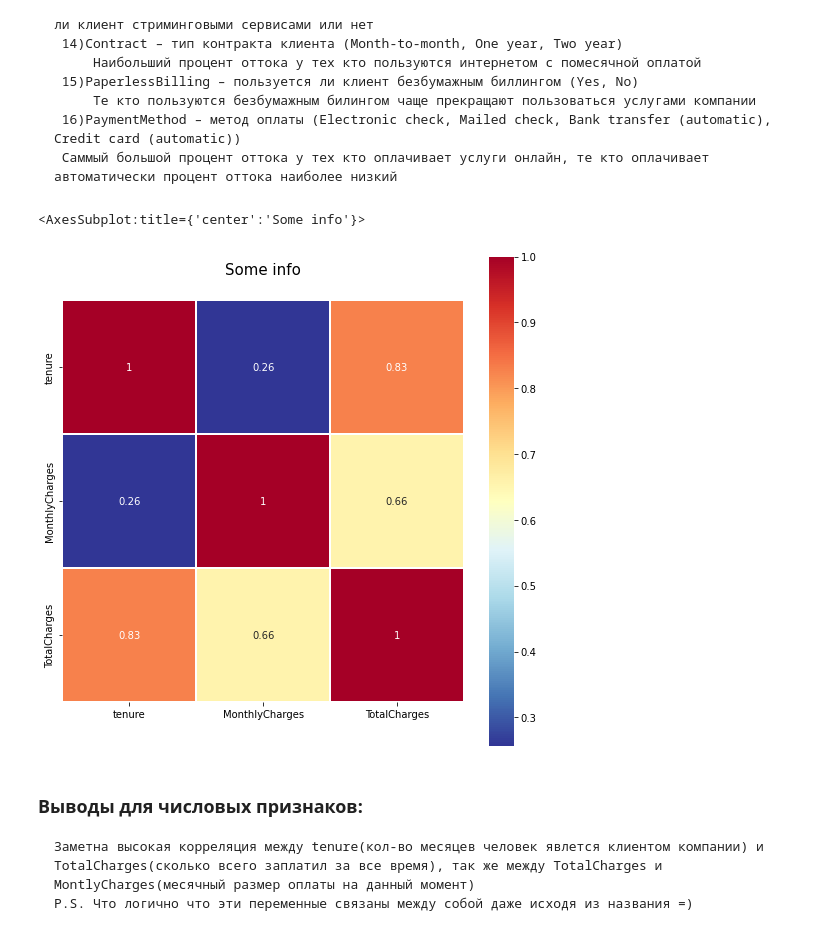
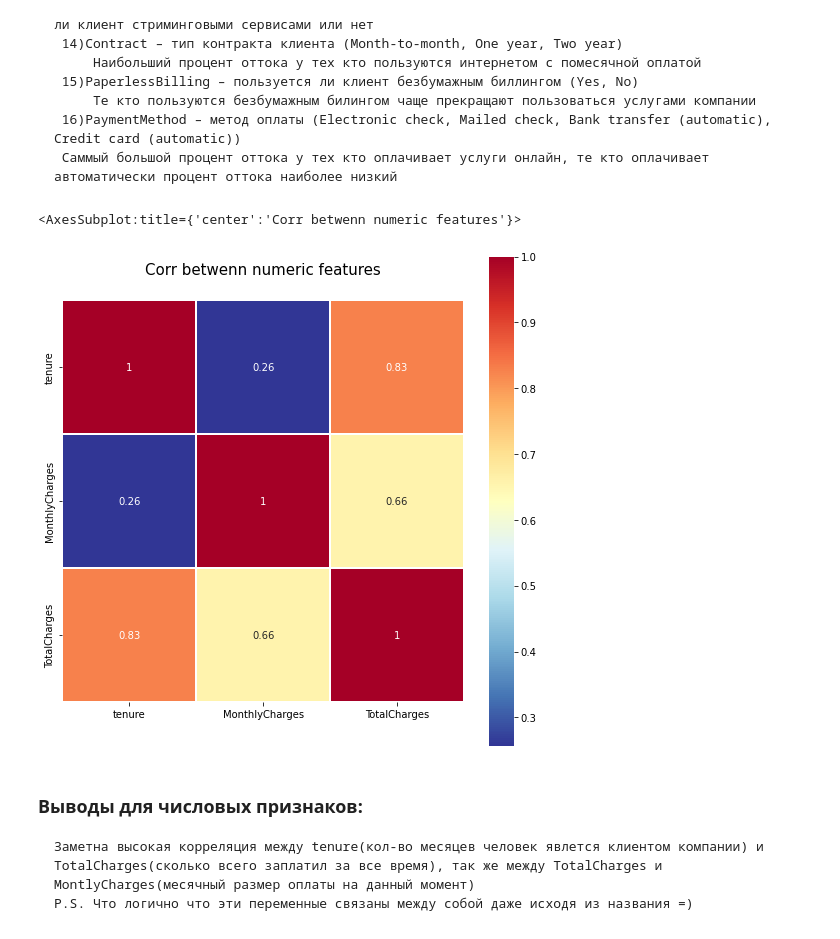
Before and after one commit to Deksed/ml_cours, a Jupyter notebook: Coursework_ML.ipynb, the cells around one changed output. Saved outputs shown, nothing was run; the diff lists cells and outputs as text; code cells hidden in the pictures.

```diff
--- a/Coursework_ML.ipynb
+++ b/Coursework_ML.ipynb
@@ -282,12 +280,12 @@ source_df
 # %%
 # Посмтроим корреляционную матрицу для числовых признаков
 plt.figure(figsize=(9,9))
-plt.title('Some info', y=1.05, size=15)
+plt.title('Corr betwenn numeric features', y=1.05, size=15)
 sns.heatmap(source_df.corr(), linewidths=0.1,vmax=1.0,
             square=True, cmap="RdYlBu_r", linecolor='white', annot=True)
 # %% [output]
-<AxesSubplot:title={'center':'Some info'}>
+<AxesSubplot:title={'center':'Corr betwenn numeric features'}>
-[figure, old version]
+[figure, new version]
 # %% [markdown]
 ### Выводы для числовых признаков:
     Заметна высокая корреляция между tenure(кол-во месяцев человек явлется клиентом компании) и TotalCharges(сколько всего заплатил за все время), так же между TotalCharges и MontlyCharges(месячный размер оплаты на данный момент)
```
Also changed, not shown: parts of 17 cells of this notebook.
